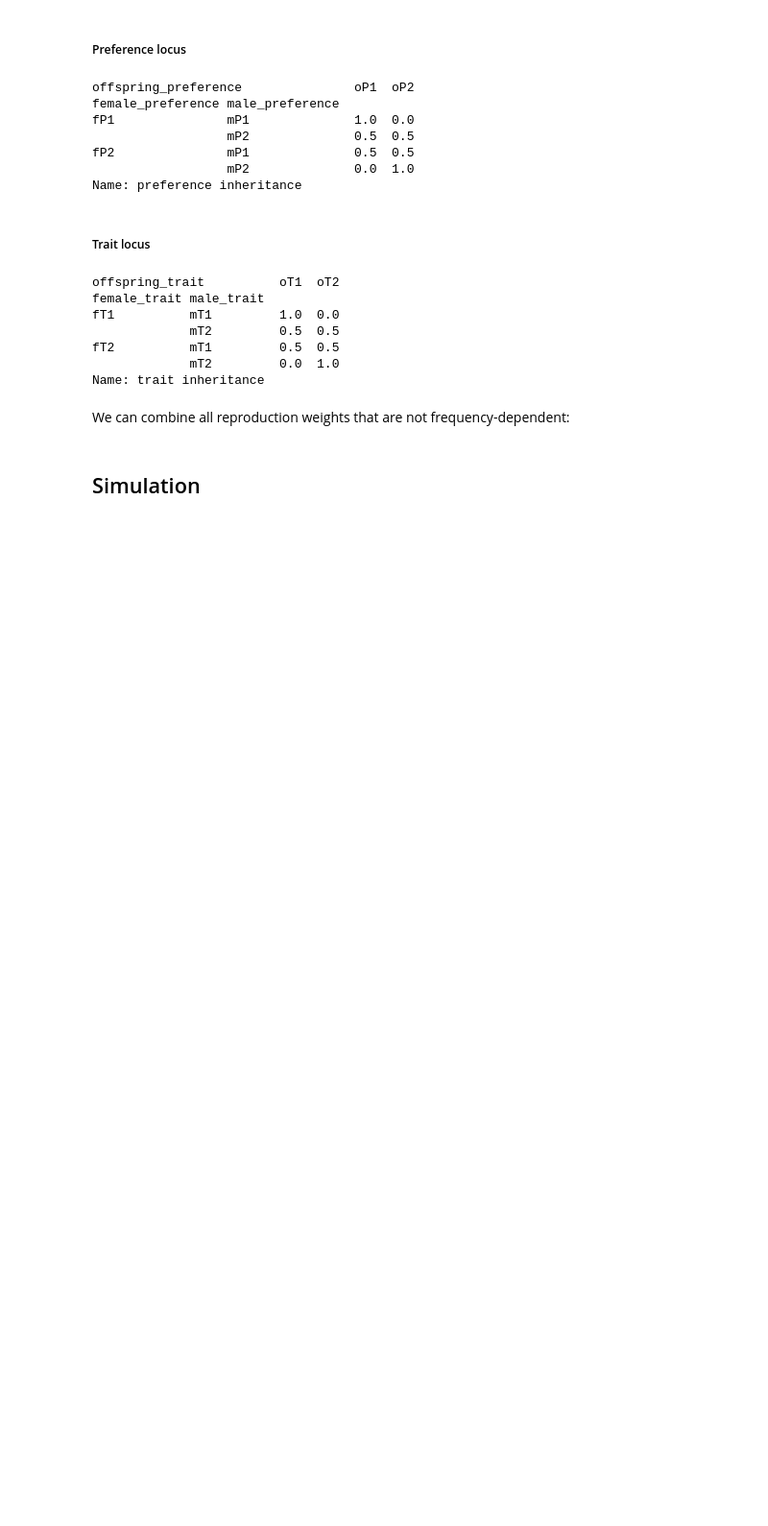
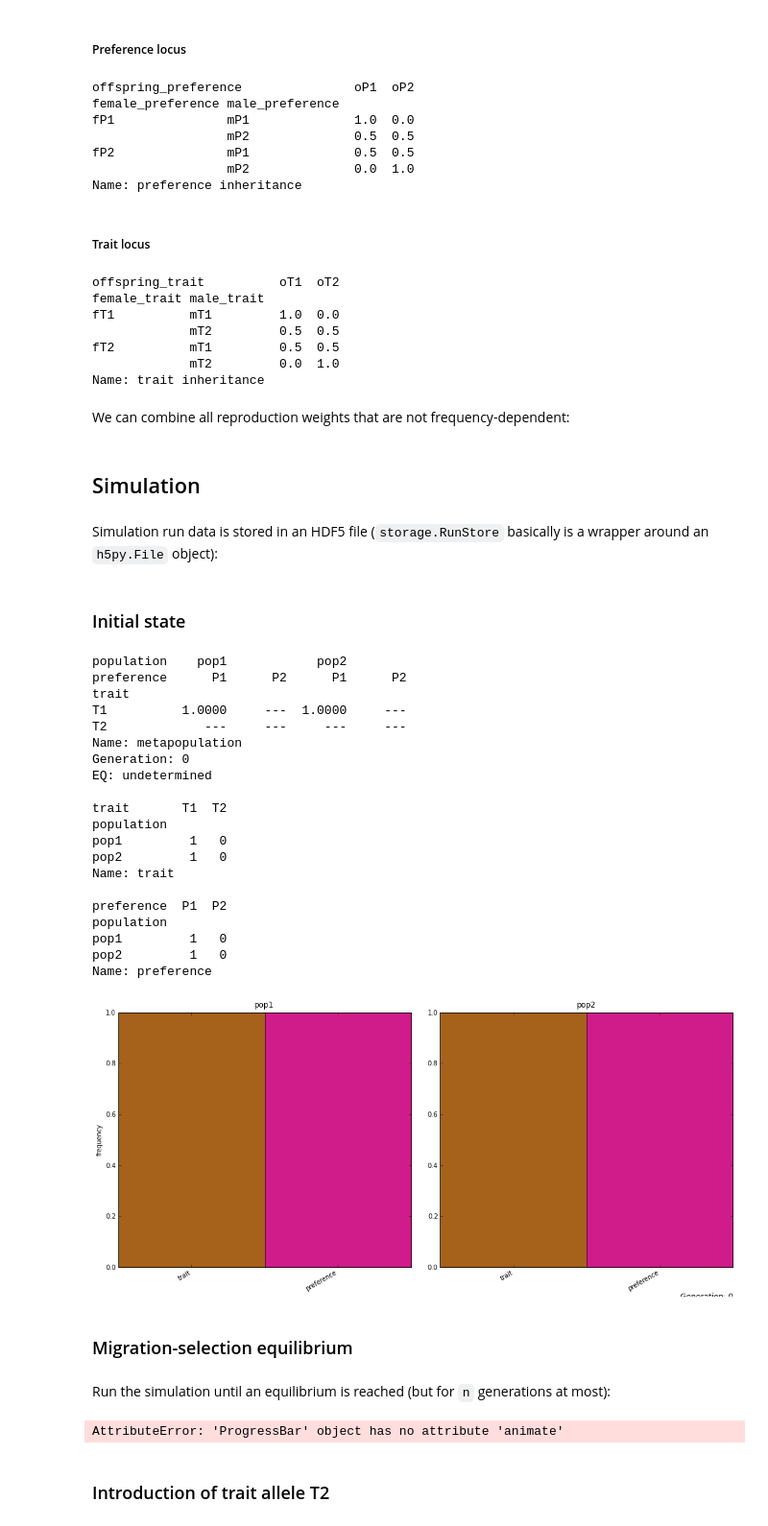
Before and after one commit to mattflor/wspec, a Jupyter notebook: notebooks/scenario_01.ipynb, the cells around one changed output. Shown: that part at 96% size. Cells and saved outputs as stored; diff of their text form; code cells hidden in the pictures; blank space fills up the shorter version.

```diff
--- a/notebooks/scenario_01.ipynb
+++ b/notebooks/scenario_01.ipynb
@@ -353,0 +221,74 @@ rstore.close()
+# %%
+snum = 1     # scenario number
+rnum = 1     # number of simulation run
+n = 100    # max number of generations to iterate for each stage of the simulation
+step = 10    # store metapopulation state every `step` generations
+figsize = [15,7]
+# %% [markdown]
+Simulation run data is stored in an HDF5 file (`storage.RunStore` basically is a wrapper around an `h5py.File` object):
+# %%
+rstore = storage.RunStore('data/scenario_{0}.h5'.format(snum))
+try: rstore.select_scenario(snum, verbose=False)
+except: rstore.create_scenario(snum, labels=(LOCI,ALLELES))
+try: rstore.remove_run(rnum, snum)
+except: pass
+rstore.init_run(rnum, PARAMETERS, FSHAPE, init_len=100)
+# %% [markdown]
+### Initial state
+# %%
+starttime = time.time()                  # take time for timing report after simulation run
+
+startfreqs = np.zeros(FSHAPE)
+startfreqs[0,0,0] = 1.                   # pop1-T0-P0
+startfreqs[1,0,0] = 1.                   # pop2-T0-P0
+# initialize metapopulation with start frequencies:
+metapop = core.MetaPopulation(
+    startfreqs, \
+    config=config, \
+    generation=0, \
+    name='metapopulation'
+)
+# store initial state in database:
+rstore.record_special_state(metapop.generation, 'start')
+rstore.dump_data(metapop)
+# %%
+print metapop
+print metapop.overview()
+fig = viz.plot_overview(metapop, show_generation=True, figsize=figsize)
+# %% [output]
+population    pop1            pop2
+preference      P1      P2      P1      P2
+trait
+T1          1.0000     ---  1.0000     ---
+T2             ---     ---     ---     ---
+Name: metapopulation
+Generation: 0
+EQ: undetermined
+
+trait       T1  T2
+population
+pop1         1   0
+pop2         1   0
+Name: trait
+
+preference  P1  P2
+population
+pop1         1   0
+pop2         1   0
+Name: preference
+[figure, added]
+# %% [markdown]
+### Migration-selection equilibrium
+# %% [markdown]
+Run the simulation until an equilibrium is reached (but for `n` generations at most):
+# %%
+metapop.run(
+    n, \
+    weights, \
+    threshold=eq, \
+    step=step, \
+    runstore=rstore, \
+    progress_bar=True
+)
+# %% [output]
+AttributeError: 'ProgressBar' object has no attribute 'animate'
@@ -353,0 +299,2 @@ rstore.close()
+# %% [markdown]
+### Introduction of trait allele T2
```
Also changed, not shown: parts of 21 cells of this notebook, 1 other file.
